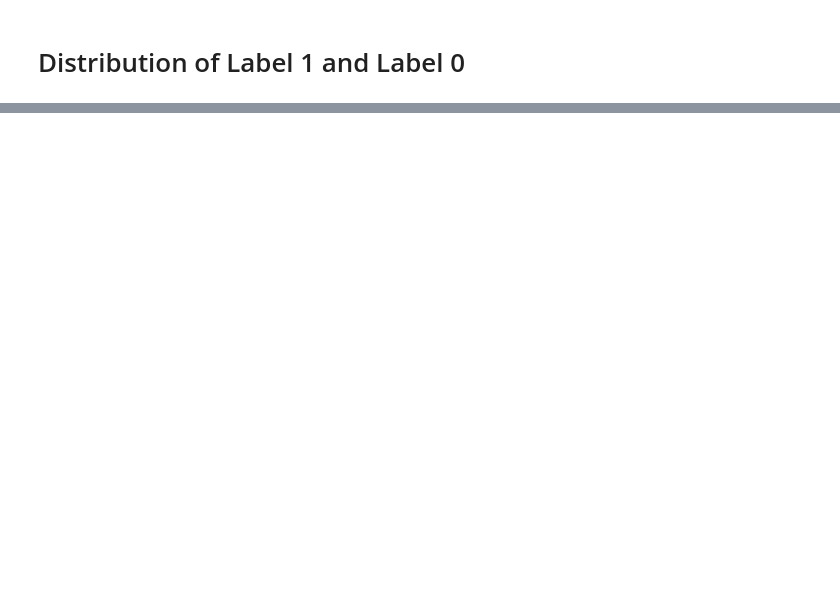
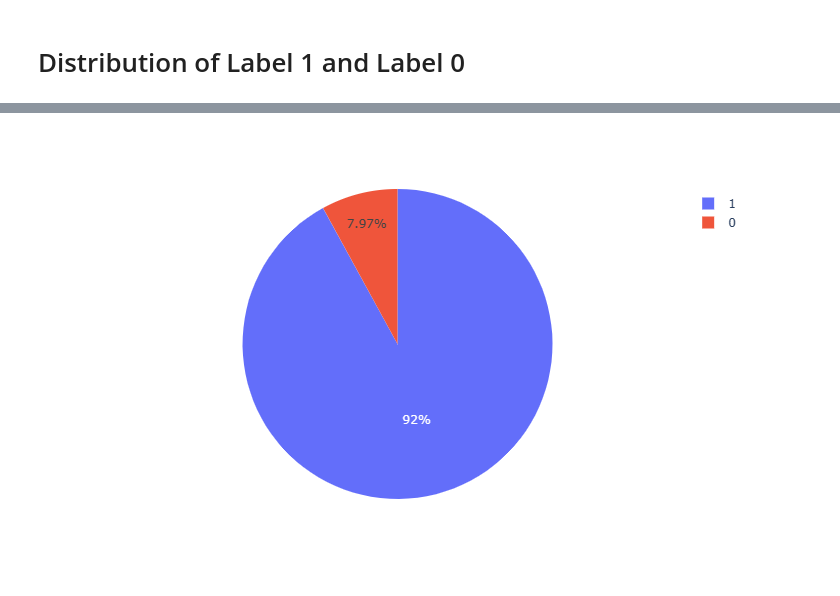
Before and after one commit to kbdp1305/Computer-Vision---Fire-Detection, a Jupyter notebook: cv-fire-detection.ipynb, the cells around one changed output, grey strips where cells are left out. Drawn from its saved outputs; the diff is of its cells as text; code cells hidden in the pictures; blank space fills up the shorter version.

```diff
--- a/cv-fire-detection.ipynb
+++ b/cv-fire-detection.ipynb
@@ -264,0 +411,4 @@ fig.show()
+# %%
+px.pie(values=dfTrain['label'].value_counts(),names=dfTrain['label'].value_counts().index)
+# %% [output]
+[figure, added]
```
Also changed, not shown: parts of 53 cells of this notebook.
